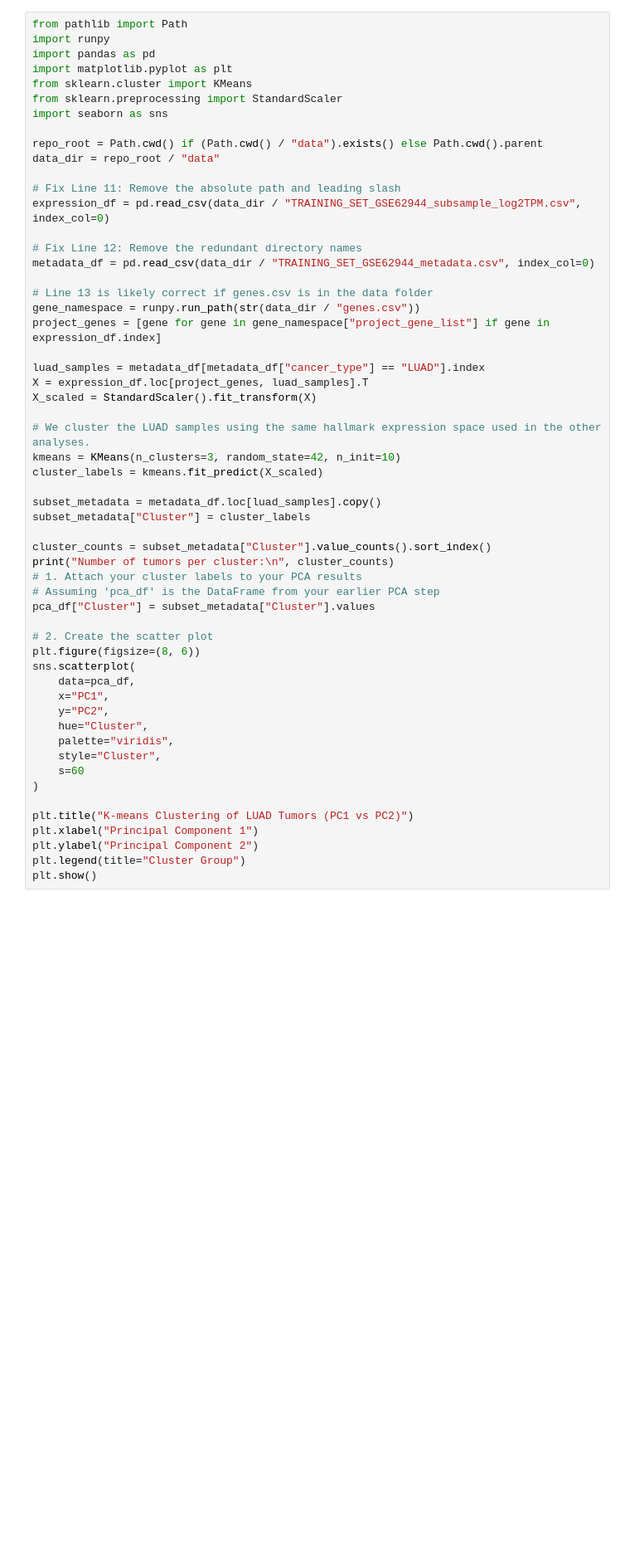
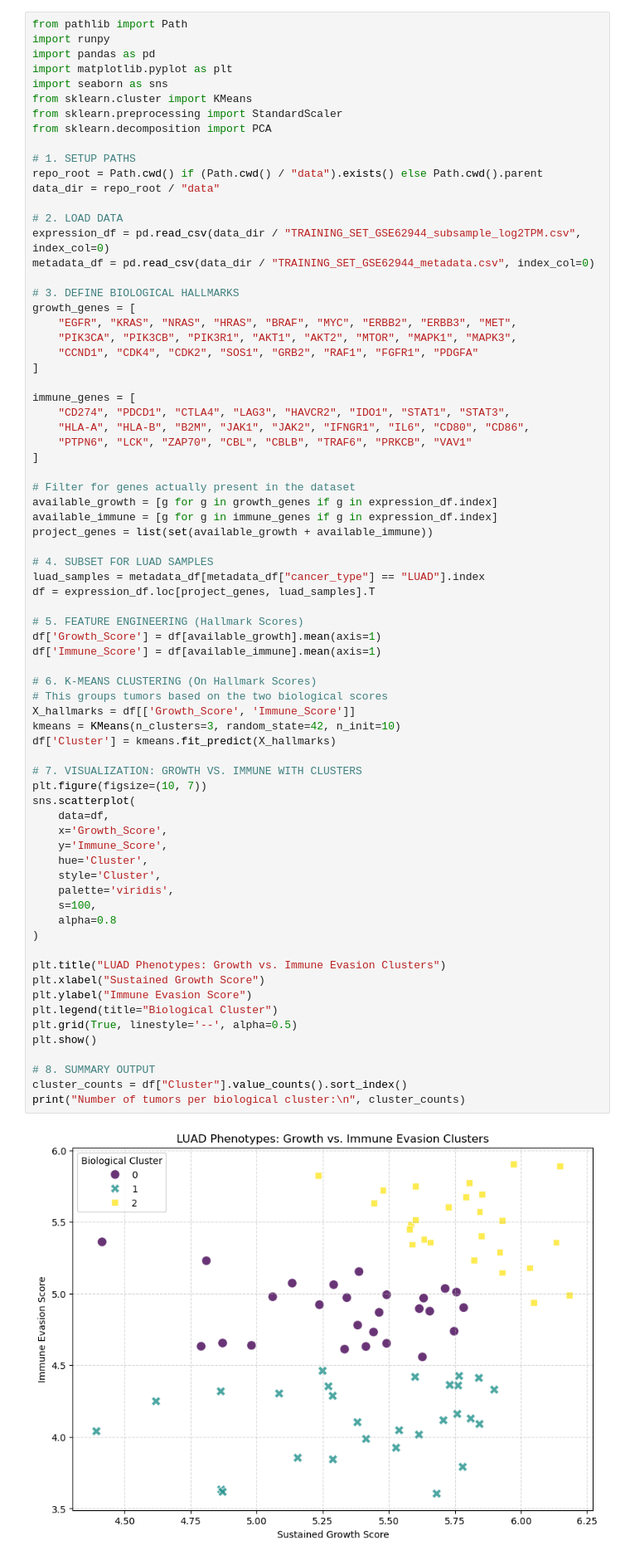
Before and after one commit to xxy8nq/Module-4-Cancer, a Jupyter notebook: code/Module 4-Sullivan-Janousek.ipynb, the cells around one changed output. Shown at 83% size. Cells and saved outputs as stored; diff of their text form; blank space fills up the shorter version.

```diff
--- a/code/Module 4-Sullivan-Janousek.ipynb
+++ b/code/Module 4-Sullivan-Janousek.ipynb
@@ -387,57 +397,75 @@ Overall, the UMAP analysis supports the project hypothesis that immune evasion a
 # %%
 from pathlib import Path
 import runpy
 import pandas as pd
 import matplotlib.pyplot as plt
+import seaborn as sns
 from sklearn.cluster import KMeans
 from sklearn.preprocessing import StandardScaler
-import seaborn as sns
+from sklearn.decomposition import PCA
 
+# 1. SETUP PATHS
 repo_root = Path.cwd() if (Path.cwd() / "data").exists() else Path.cwd().parent
 data_dir = repo_root / "data"
 
-# Fix Line 11: Remove the absolute path and leading slash
+# 2. LOAD DATA
 expression_df = pd.read_csv(data_dir / "TRAINING_SET_GSE62944_subsample_log2TPM.csv", index_col=0)
-
-# Fix Line 12: Remove the redundant directory names
 metadata_df = pd.read_csv(data_dir / "TRAINING_SET_GSE62944_metadata.csv", index_col=0)
 
-# Line 13 is likely correct if genes.csv is in the data folder
-gene_namespace = runpy.run_path(str(data_dir / "genes.csv"))
-project_genes = [gene for gene in gene_namespace["project_gene_list"] if gene in expression_df.index]
+# 3. DEFINE BIOLOGICAL HALLMARKS
+growth_genes = [
+    "EGFR", "KRAS", "NRAS", "HRAS", "BRAF", "MYC", "ERBB2", "ERBB3", "MET",
+    "PIK3CA", "PIK3CB", "PIK3R1", "AKT1", "AKT2", "MTOR", "MAPK1", "MAPK3",
+    "CCND1", "CDK4", "CDK2", "SOS1", "GRB2", "RAF1", "FGFR1", "PDGFA"
+]
 
+immune_genes = [
+    "CD274", "PDCD1", "CTLA4", "LAG3", "HAVCR2", "IDO1", "STAT1", "STAT3",
+    "HLA-A", "HLA-B", "B2M", "JAK1", "JAK2", "IFNGR1", "IL6", "CD80", "CD86",
+    "PTPN6", "LCK", "ZAP70", "CBL", "CBLB", "TRAF6", "PRKCB", "VAV1"
+]
+
+# Filter for genes actually present in the dataset
+available_growth = [g for g in growth_genes if g in expression_df.index]
+available_immune = [g for g in immune_genes if g in expression_df.index]
+project_genes = list(set(available_growth + available_immune))
+
+# 4. SUBSET FOR LUAD SAMPLES
 luad_samples = metadata_df[metadata_df["cancer_type"] == "LUAD"].index
-X = expression_df.loc[project_genes, luad_samples].T
-X_scaled = StandardScaler().fit_transform(X)
+df = expression_df.loc[project_genes, luad_samples].T
 
-# We cluster the LUAD samples using the same hallmark expression space used in the other analyses.
+# 5. FEATURE ENGINEERING (Hallmark Scores)
+df['Growth_Score'] = df[available_growth].mean(axis=1)
+df['Immune_Score'] = df[available_immune].mean(axis=1)
+
+# 6. K-MEANS CLUSTERING (On Hallmark Scores)
+# This groups tumors based on the two biological scores
+X_hallmarks = df[['Growth_Score', 'Immune_Score']]
 kmeans = KMeans(n_clusters=3, random_state=42, n_init=10)
-cluster_labels = kmeans.fit_predict(X_scaled)
+df['Cluster'] = kmeans.fit_predict(X_hallmarks)
 
-subset_metadata = metadata_df.loc[luad_samples].copy()
-subset_metadata["Cluster"] = cluster_labels
-
-cluster_counts = subset_metadata["Cluster"].value_counts().sort_index()
-print("Number of tumors per cluster:\n", cluster_counts)
-# 1. Attach your cluster labels to your PCA results
-# Assuming 'pca_df' is the DataFrame from your earlier PCA step
-pca_df["Cluster"] = subset_metadata["Cluster"].values
-
-# 2. Create the scatter plot
-plt.figure(figsize=(8, 6))
+# 7. VISUALIZATION: GROWTH VS. IMMUNE WITH CLUSTERS
+plt.figure(figsize=(10, 7))
 sns.scatterplot(
-    data=pca_df,
-    x="PC1",
-    y="PC2",
-    hue="Cluster",
-    palette="viridis",
-    style="Cluster",
-    s=60
+    data=df,
+    x='Growth_Score',
+    y='Immune_Score',
+    hue='Cluster',
+    style='Cluster',
+    palette='viridis',
+    s=100,
+    alpha=0.8
 )
 
-plt.title("K-means Clustering of LUAD Tumors (PC1 vs PC2)")
-plt.xlabel("Principal Component 1")
-plt.ylabel("Principal Component 2")
-plt.legend(title="Cluster Group")
+plt.title("LUAD Phenotypes: Growth vs. Immune Evasion Clusters")
+plt.xlabel("Sustained Growth Score")
+plt.ylabel("Immune Evasion Score")
+plt.legend(title="Biological Cluster")
+plt.grid(True, linestyle='--', alpha=0.5)
 plt.show()
+
+# 8. SUMMARY OUTPUT
+cluster_counts = df["Cluster"].value_counts().sort_index()
+print("Number of tumors per biological cluster:\n", cluster_counts)
 # %% [output]
+[figure, new version]
```
Also changed, not shown: parts of 5 cells of this notebook.
